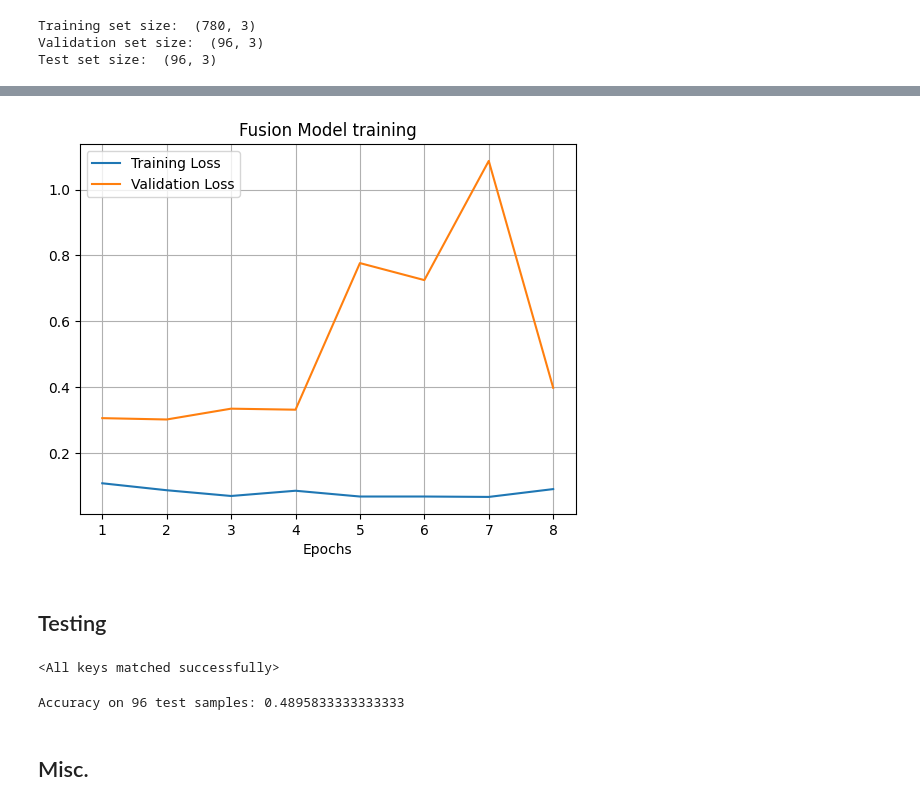
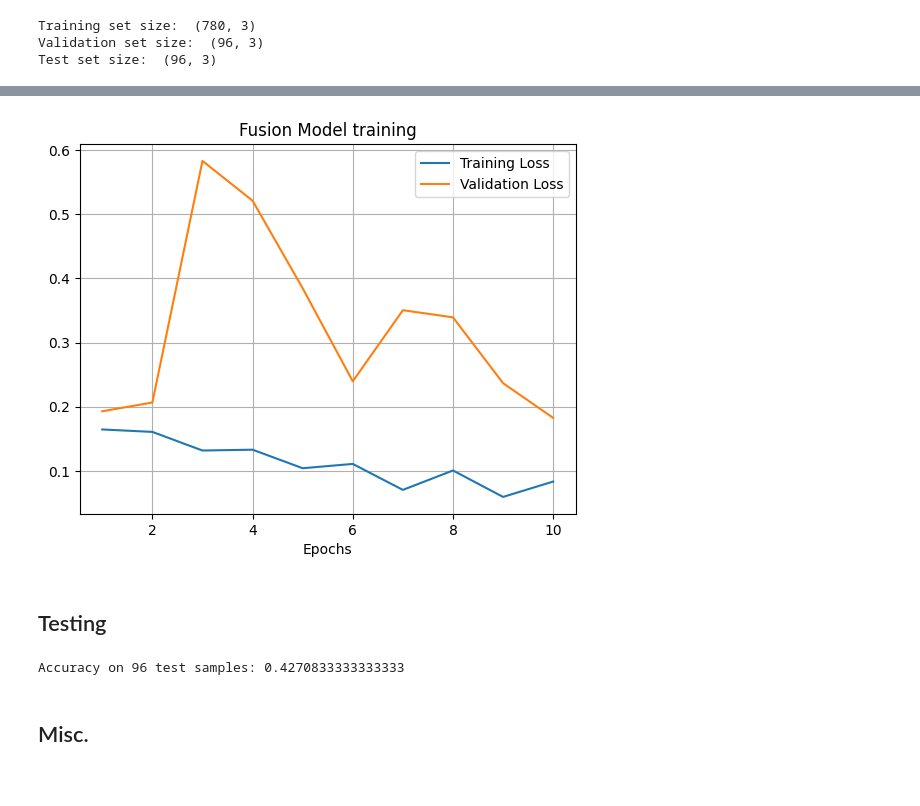
Before and after one commit to GeorgeEfstathiadis/Visually-Indicated-Sounds, a Jupyter notebook: model2.ipynb, the cells around one changed output, grey strips where cells are left out. Saved outputs shown, nothing was run; the diff lists cells and outputs as text; code cells hidden in the pictures.

Commit message:
ran model fusion50_1

```diff
--- a/model2.ipynb
+++ b/model2.ipynb
@@ -58,7 +58,7 @@ class FusionVIS(nn.Module):
         )
 
         # resnet backbone
-        self.backbone = models.resnet18(weights=models.ResNet18_Weights.DEFAULT)
+        self.backbone = models.resnet50(weights=models.ResNet50_Weights.DEFAULT)
         self.backbone.fc = nn.Identity()
 
         # define convolutional layers
@@ -70,7 +70,7 @@ class FusionVIS(nn.Module):
         # video
 
         # define fully connected layers
-        self.fc1 = nn.Linear(in_features=1024, out_features=256)
+        self.fc1 = nn.Linear(in_features=4096, out_features=256)
         self.fc2 = nn.Linear(in_features=256, out_features=64)
         self.fc3 = nn.Linear(in_features=64, out_features=1)
 
@@ -116,27 +118,23 @@ fusion_model = FusionVIS().to(device)
 # %% [markdown]
 ## Training
 # %%
-RANDOM_SEGMENT_SECONDS = 2
+RANDOM_SEGMENT_SECONDS = 0.5
 
 N_EPOCHS = 10
 TRAIN_DATASET_SUBSAMPLE_SIZE = 780
 VAL_DATASET_SUBSAMPLE_SIZE = 96
 TEST_DATASET_SUBSAMPLE_SIZE = 96
+RESAMPLED_BATCH_SIZE = 4
 BATCH_SIZE = 4
 
 # Dataset setup
 
-train_filenames_bug = np.load('datasets/train_dataset.npy')
+train_filenames = np.load('datasets/train_dataset.npy')
 val_filenames = np.load('datasets/val_dataset.npy')
 test_filenames = np.load('datasets/test_dataset.npy')
 
-train_filenames = np.array([0, 0, 0])
-
-for fn in train_filenames_bug:
-  if fn[1] != '2015-09-12-04-15-35-1_mic.wav':
-    train_filenames = np.vstack((train_filenames, fn))
-
-train_filenames = train_filenames[1:,]
+# File '2015-09-12-04-15-35-1_mic.wav' is corrupted
+train_filenames = train_filenames[train_filenames[:, 1] != '2015-09-12-04-15-35-1_mic.wav']
 
 train_filenames = train_filenames[:TRAIN_DATASET_SUBSAMPLE_SIZE,]
 val_filenames = val_filenames[:VAL_DATASET_SUBSAMPLE_SIZE,]
@@ -146,11 +144,13 @@ print("Training set size: ", train_filenames.shape)
 print("Validation set size: ", val_filenames.shape)
 print("Test set size: ", test_filenames.shape)
 
-train_dataset = VideoAudioDataset(train_filenames, device, filepath_prefix=filepath, transform=VideoAudioDataset.Transform.RANDOM_SEGMENT, random_segment_seconds=RANDOM_SEGMENT_SECONDS)
-val_dataset = VideoAudioDataset(val_filenames, device, filepath_prefix=filepath, transform=VideoAudioDataset.Transform.RANDOM_SEGMENT, random_segment_seconds=RANDOM_SEGMENT_SECONDS)
-test_dataset = VideoAudioDataset(test_filenames, device, filepath_prefix=filepath, transform=VideoAudioDataset.Transform.RANDOM_SEGMENT, random_segment_seconds=RANDOM_SEGMENT_SECONDS)
+train_dataset = VideoAudioDataset(train_filenames, device, filepath_prefix=filepath, transform=VideoAudioDataset.Transform.RANDOM_SEGMENT, downsampe_factor=5, random_segment_seconds=RANDOM_SEGMENT_SECONDS)
+val_dataset = VideoAudioDataset(val_filenames, device, filepath_prefix=filepath, transform=VideoAudioDataset.Transform.RANDOM_SEGMENT, downsampe_factor=5 ,random_segment_seconds=RANDOM_SEGMENT_SECONDS)
+test_dataset = VideoAudioDataset(test_filenames, device, filepath_prefix=filepath, transform=VideoAudioDataset.Transform.RANDOM_SEGMENT, downsampe_factor=5, random_segment_seconds=RANDOM_SEGMENT_SECONDS)
 
-train_loader = DataLoader(train_dataset, batch_size=BATCH_SIZE, shuffle=True) # We shuffle the training set
+train_sampler = ResamplingSampler(train_dataset, batch_size=RESAMPLED_BATCH_SIZE, no_batches=TRAIN_DATASET_SUBSAMPLE_SIZE//RESAMPLED_BATCH_SIZE, replacement=True)
+
+train_loader = DataLoader(train_dataset, batch_sampler=train_sampler)
 val_loader = DataLoader(val_dataset, batch_size=BATCH_SIZE, shuffle=False)
 test_loader = DataLoader(test_dataset, batch_size=BATCH_SIZE, shuffle=False)
 # %% [output]
@@ -159,4 +159,4 @@ Validation set size:  (96, 3)
 Test set size:  (96, 3)
 # %%
 # Starting point
-fusion_model.load_state_dict(torch.load('model_weights/fusion_2_weights.pt'))
+# fusion_model.load_state_dict(torch.load('model_weights/fusion_2_weights.pt'))
@@ -278,28 +276,25 @@ np.save('model_logs/loss_acc_logs/train_arr_acc.npy', train_arr_acc)
 np.save('model_logs/loss_acc_logs/val_arr_loss.npy', val_arr_loss)
 np.save('model_logs/loss_acc_logs/val_arr_acc.npy', val_arr_acc)
 # %%
-# plt.plot(range(1,N_EPOCHS+1),train_arr_loss, label="Training Loss")
-# plt.plot(range(1,N_EPOCHS+1),val_arr_loss, label="Validation Loss")
-plt.plot(range(1,9),train_arr_loss, label="Training Loss")
-plt.plot(range(1,9),val_arr_loss, label="Validation Loss")
+plt.plot(range(1,N_EPOCHS+1),train_arr_loss, label="Training Loss")
+plt.plot(range(1,N_EPOCHS+1),val_arr_loss, label="Validation Loss")
 plt.xlabel("Epochs")
 plt.legend()
 plt.grid()
 plt.title("Fusion Model training")
 plt.show()
 # %% [output]
-[figure, old version]
+[figure, new version]
 # %% [markdown]
 ## Testing
 # %%
 torch.cuda.empty_cache()
 # %%
-fusion_model.load_state_dict(torch.load('model_weights/weights_best_val_acc.pt'))
+fusion_model.load_state_dict(torch.load('model_weights/fusion_3_weights.pt'))
-# %% [output]
-<All keys matched successfully>
 # %%
 fusion_model.eval()
 
+preds = []
 correct = 0
 total = 0
 
@@ -310,12 +305,13 @@ with torch.no_grad():
     label = label.to(device)
     output = fusion_model(video_feat, audio_feat)
     pred = torch.round(output)
+    preds.append(pred.unsqueeze(0))
     total += label.size(0)
     correct += (pred == label).sum().item()
     torch.cuda.empty_cache()
 
 print(f"Accuracy on {total} test samples: {correct/total}")
 # %% [output]
-Accuracy on 96 test samples: 0.4895833333333333
+Accuracy on 96 test samples: 0.4270833333333333
 # %% [markdown]
 ## Misc.
```
Also changed, not shown: parts of 6 cells of this notebook, 7 other files.
